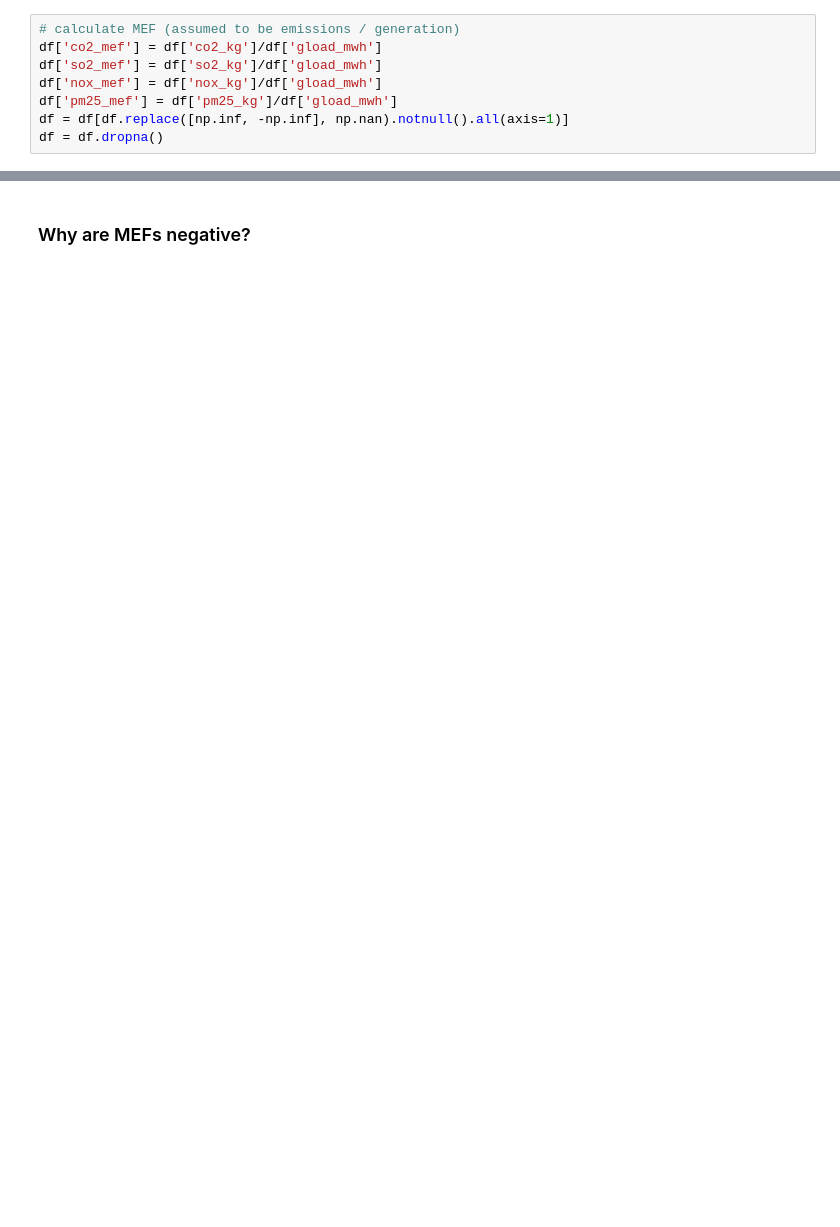
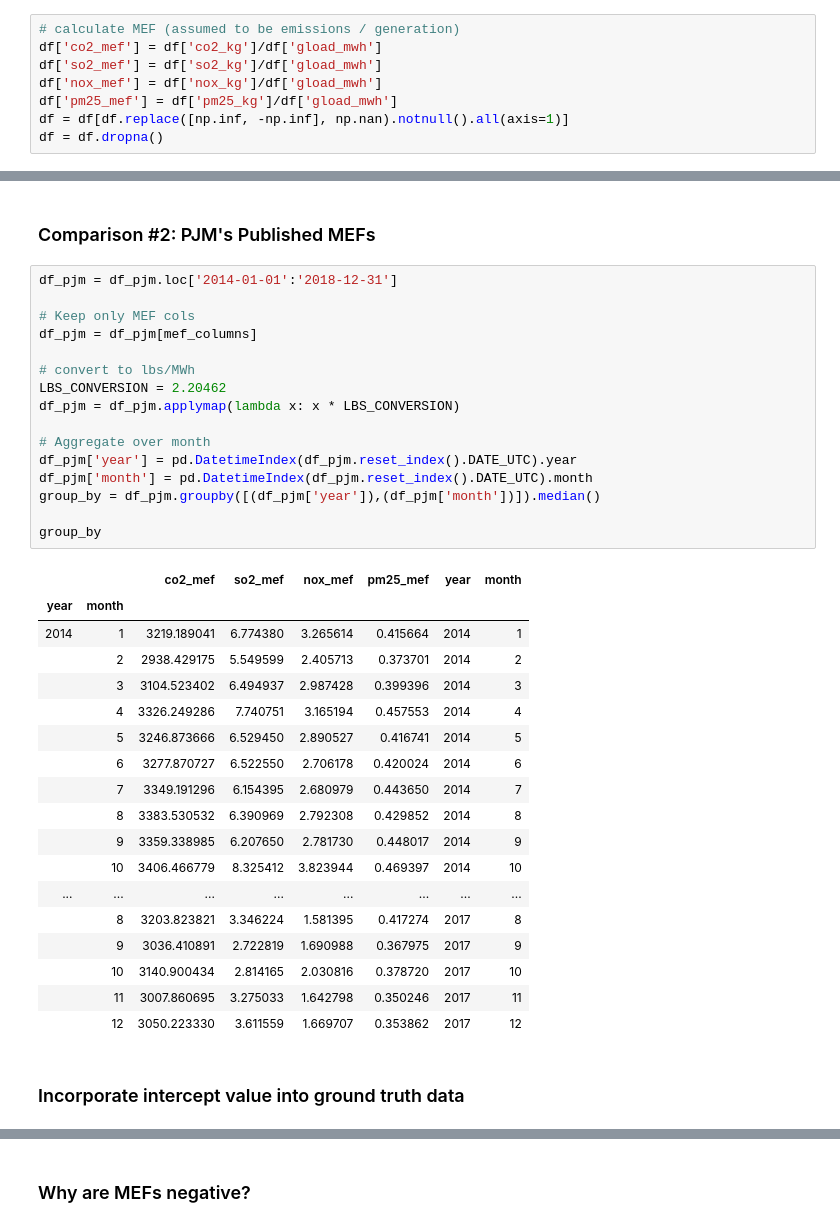
Before and after one commit to amy-wang/thesis, a Jupyter notebook: lin_reg_forecasting_model/mef_data.ipynb, the cells around one changed output, grey strips where cells are left out. Cells and saved outputs as stored; diff of their text form; blank space fills up the shorter version.

```diff
--- a/lin_reg_forecasting_model/mef_data.ipynb
+++ b/lin_reg_forecasting_model/mef_data.ipynb
@@ -35,0 +121,39 @@ df.describe()
+# %% [markdown]
+### Comparison #2: PJM's Published MEFs
+# %%
+df_pjm = df_pjm.loc['2014-01-01':'2018-12-31']
+
+# Keep only MEF cols
+df_pjm = df_pjm[mef_columns]
+
+# convert to lbs/MWh
+LBS_CONVERSION = 2.20462
+df_pjm = df_pjm.applymap(lambda x: x * LBS_CONVERSION)
+
+# Aggregate over month
+df_pjm['year'] = pd.DatetimeIndex(df_pjm.reset_index().DATE_UTC).year
+df_pjm['month'] = pd.DatetimeIndex(df_pjm.reset_index().DATE_UTC).month
+group_by = df_pjm.groupby([(df_pjm['year']),(df_pjm['month'])]).median()
+
+group_by
+# %% [output]
+|  |  | co2_mef | so2_mef | nox_mef | pm25_mef | year | month |
+| year | month |  |  |  |  |  |  |
+| 2014 | 1 | 3219.189041 | 6.774380 | 3.265614 | 0.415664 | 2014 | 1 |
+|  | 2 | 2938.429175 | 5.549599 | 2.405713 | 0.373701 | 2014 | 2 |
+|  | 3 | 3104.523402 | 6.494937 | 2.987428 | 0.399396 | 2014 | 3 |
+|  | 4 | 3326.249286 | 7.740751 | 3.165194 | 0.457553 | 2014 | 4 |
+|  | 5 | 3246.873666 | 6.529450 | 2.890527 | 0.416741 | 2014 | 5 |
+|  | 6 | 3277.870727 | 6.522550 | 2.706178 | 0.420024 | 2014 | 6 |
+|  | 7 | 3349.191296 | 6.154395 | 2.680979 | 0.443650 | 2014 | 7 |
+|  | 8 | 3383.530532 | 6.390969 | 2.792308 | 0.429852 | 2014 | 8 |
+|  | 9 | 3359.338985 | 6.207650 | 2.781730 | 0.448017 | 2014 | 9 |
+|  | 10 | 3406.466779 | 8.325412 | 3.823944 | 0.469397 | 2014 | 10 |
+| ... | ... | ... | ... | ... | ... | ... | ... |
+|  | 8 | 3203.823821 | 3.346224 | 1.581395 | 0.417274 | 2017 | 8 |
+|  | 9 | 3036.410891 | 2.722819 | 1.690988 | 0.367975 | 2017 | 9 |
+|  | 10 | 3140.900434 | 2.814165 | 2.030816 | 0.378720 | 2017 | 10 |
+|  | 11 | 3007.860695 | 3.275033 | 1.642798 | 0.350246 | 2017 | 11 |
+|  | 12 | 3050.223330 | 3.611559 | 1.669707 | 0.353862 | 2017 | 12 |
+# %% [markdown]
+### Incorporate intercept value into ground truth data
```
Also changed, not shown: parts of 27 cells of this notebook.
